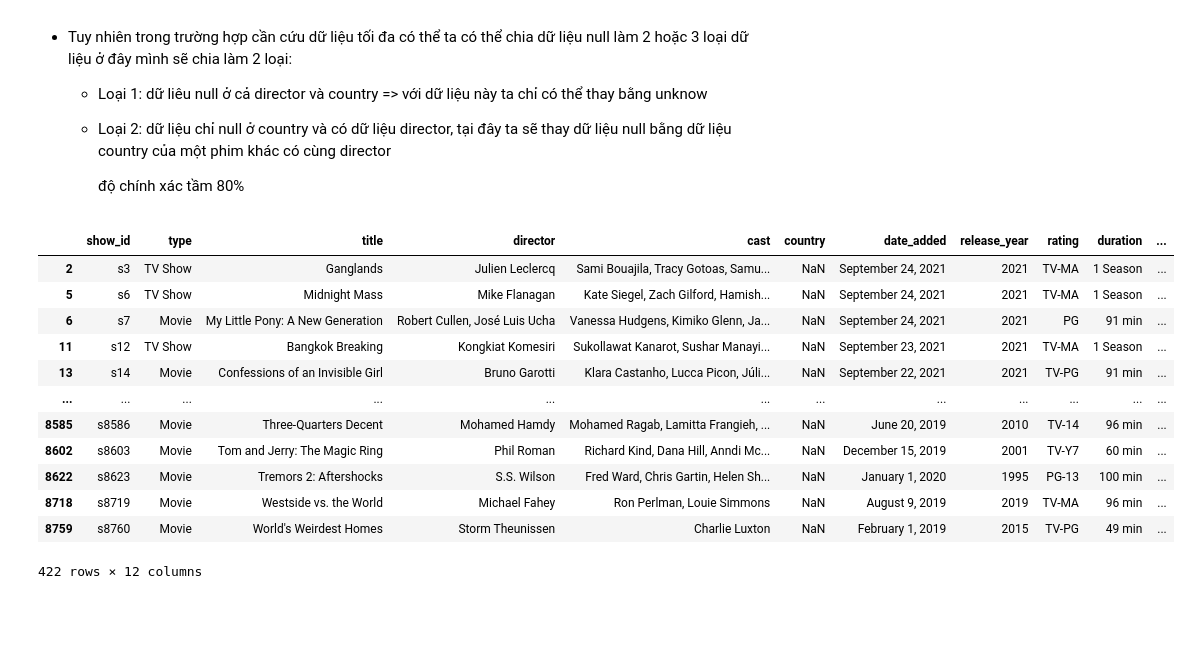
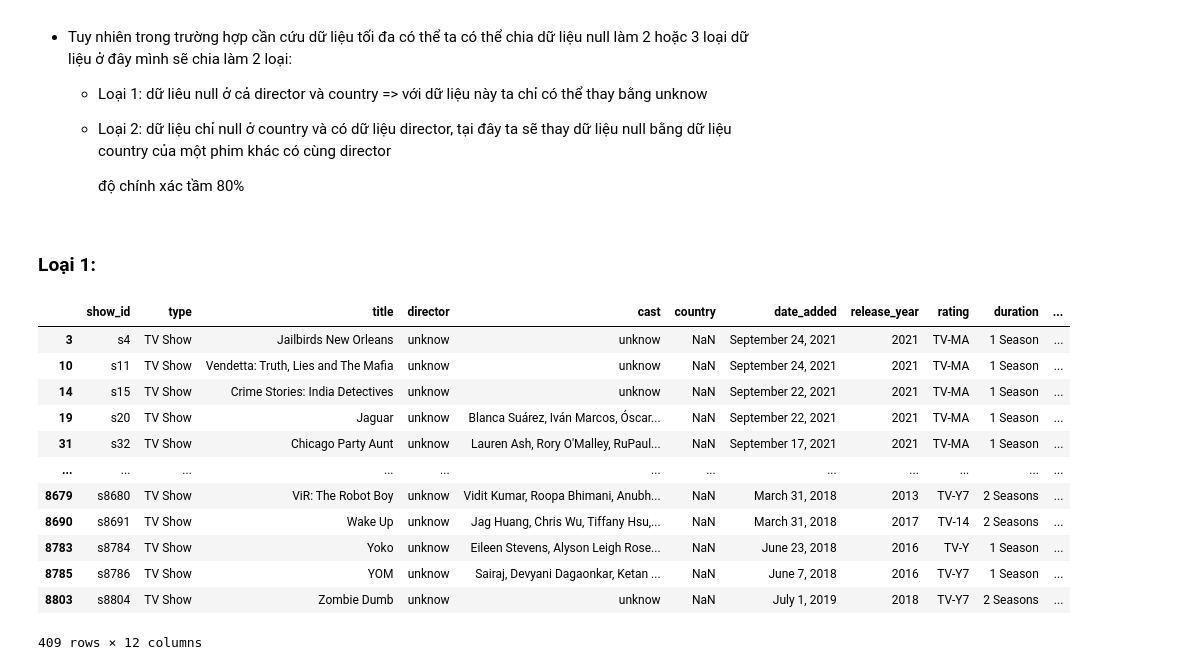
Before and after one commit to DK-Hieu/MindX, a Jupyter notebook: BI/BI40/BI40_B4_partice.ipynb, the cells around one changed output. Saved outputs shown, nothing was run; the diff lists cells and outputs as text; code cells hidden in the pictures; blank space fills up the shorter version.

```diff
--- a/BI/BI40/Untitled-1.ipynb
+++ b/BI/BI40/BI40_B4_partice.ipynb
@@ -3,7 +4,9 @@ import pandas as pd
 # %% [markdown]
 # Lấy dữ liệu
 # %%
-df = pd.read_csv(r"D:\MindX\BI\BI40\netflix_titles.csv")
+
+pathfile = 'D:\Work\MindX\BI\BI40'
+df = pd.read_csv(os.path.join(pathfile,"netflix_titles.csv"))
 df
 # %% [output]
 |  | show_id | type | title | director | cast | country | date_added | release_year | rating | duration | ... |
@@ -282,20 +285,21 @@ memory usage: 825.8+ KB
     + Loại 2: dữ liệu chỉ null ở country và có dữ liệu director, tại đây ta sẽ thay dữ liệu null bằng dữ liệu country của một phim khác có cùng director
 
       độ chính xác tầm 80%
+# %% [markdown]
+### Loại 1:
 # %%
-a = df[(df['country'].isnull())&(df['director'].isnull()==False)]
-a
+df[(df['country'].isnull())&(df['director']=='unknow')]
 # %% [output]
 |  | show_id | type | title | director | cast | country | date_added | release_year | rating | duration | ... |
-| 2 | s3 | TV Show | Ganglands | Julien Leclercq | Sami Bouajila, Tracy Gotoas, Samu... | NaN | September 24, 2021 | 2021 | TV-MA | 1 Season | ... |
-| 5 | s6 | TV Show | Midnight Mass | Mike Flanagan | Kate Siegel, Zach Gilford, Hamish... | NaN | September 24, 2021 | 2021 | TV-MA | 1 Season | ... |
-| 6 | s7 | Movie | My Little Pony: A New Generation | Robert Cullen, José Luis Ucha | Vanessa Hudgens, Kimiko Glenn, Ja... | NaN | September 24, 2021 | 2021 | PG | 91 min | ... |
-| 11 | s12 | TV Show | Bangkok Breaking | Kongkiat Komesiri | Sukollawat Kanarot, Sushar Manayi... | NaN | September 23, 2021 | 2021 | TV-MA | 1 Season | ... |
-| 13 | s14 | Movie | Confessions of an Invisible Girl | Bruno Garotti | Klara Castanho, Lucca Picon, Júli... | NaN | September 22, 2021 | 2021 | TV-PG | 91 min | ... |
+| 3 | s4 | TV Show | Jailbirds New Orleans | unknow | unknow | NaN | September 24, 2021 | 2021 | TV-MA | 1 Season | ... |
+| 10 | s11 | TV Show | Vendetta: Truth, Lies and The Mafia | unknow | unknow | NaN | September 24, 2021 | 2021 | TV-MA | 1 Season | ... |
+| 14 | s15 | TV Show | Crime Stories: India Detectives | unknow | unknow | NaN | September 22, 2021 | 2021 | TV-MA | 1 Season | ... |
+| 19 | s20 | TV Show | Jaguar | unknow | Blanca Suárez, Iván Marcos, Óscar... | NaN | September 22, 2021 | 2021 | TV-MA | 1 Season | ... |
+| 31 | s32 | TV Show | Chicago Party Aunt | unknow | Lauren Ash, Rory O'Malley, RuPaul... | NaN | September 17, 2021 | 2021 | TV-MA | 1 Season | ... |
 | ... | ... | ... | ... | ... | ... | ... | ... | ... | ... | ... | ... |
-| 8585 | s8586 | Movie | Three-Quarters Decent | Mohamed Hamdy | Mohamed Ragab, Lamitta Frangieh, ... | NaN | June 20, 2019 | 2010 | TV-14 | 96 min | ... |
-| 8602 | s8603 | Movie | Tom and Jerry: The Magic Ring | Phil Roman | Richard Kind, Dana Hill, Anndi Mc... | NaN | December 15, 2019 | 2001 | TV-Y7 | 60 min | ... |
-| 8622 | s8623 | Movie | Tremors 2: Aftershocks | S.S. Wilson | Fred Ward, Chris Gartin, Helen Sh... | NaN | January 1, 2020 | 1995 | PG-13 | 100 min | ... |
-| 8718 | s8719 | Movie | Westside vs. the World | Michael Fahey | Ron Perlman, Louie Simmons | NaN | August 9, 2019 | 2019 | TV-MA | 96 min | ... |
-| 8759 | s8760 | Movie | World's Weirdest Homes | Storm Theunissen | Charlie Luxton | NaN | February 1, 2019 | 2015 | TV-PG | 49 min | ... |
+| 8679 | s8680 | TV Show | ViR: The Robot Boy | unknow | Vidit Kumar, Roopa Bhimani, Anubh... | NaN | March 31, 2018 | 2013 | TV-Y7 | 2 Seasons | ... |
+| 8690 | s8691 | TV Show | Wake Up | unknow | Jag Huang, Chris Wu, Tiffany Hsu,... | NaN | March 31, 2018 | 2017 | TV-14 | 2 Seasons | ... |
+| 8783 | s8784 | TV Show | Yoko | unknow | Eileen Stevens, Alyson Leigh Rose... | NaN | June 23, 2018 | 2016 | TV-Y | 1 Season | ... |
+| 8785 | s8786 | TV Show | YOM | unknow | Sairaj, Devyani Dagaonkar, Ketan ... | NaN | June 7, 2018 | 2016 | TV-Y7 | 1 Season | ... |
+| 8803 | s8804 | TV Show | Zombie Dumb | unknow | unknow | NaN | July 1, 2019 | 2018 | TV-Y7 | 2 Seasons | ... |
-422 rows × 12 columns
+409 rows × 12 columns
```
Also changed, not shown: parts of 19 cells of this notebook, 2 other files.
